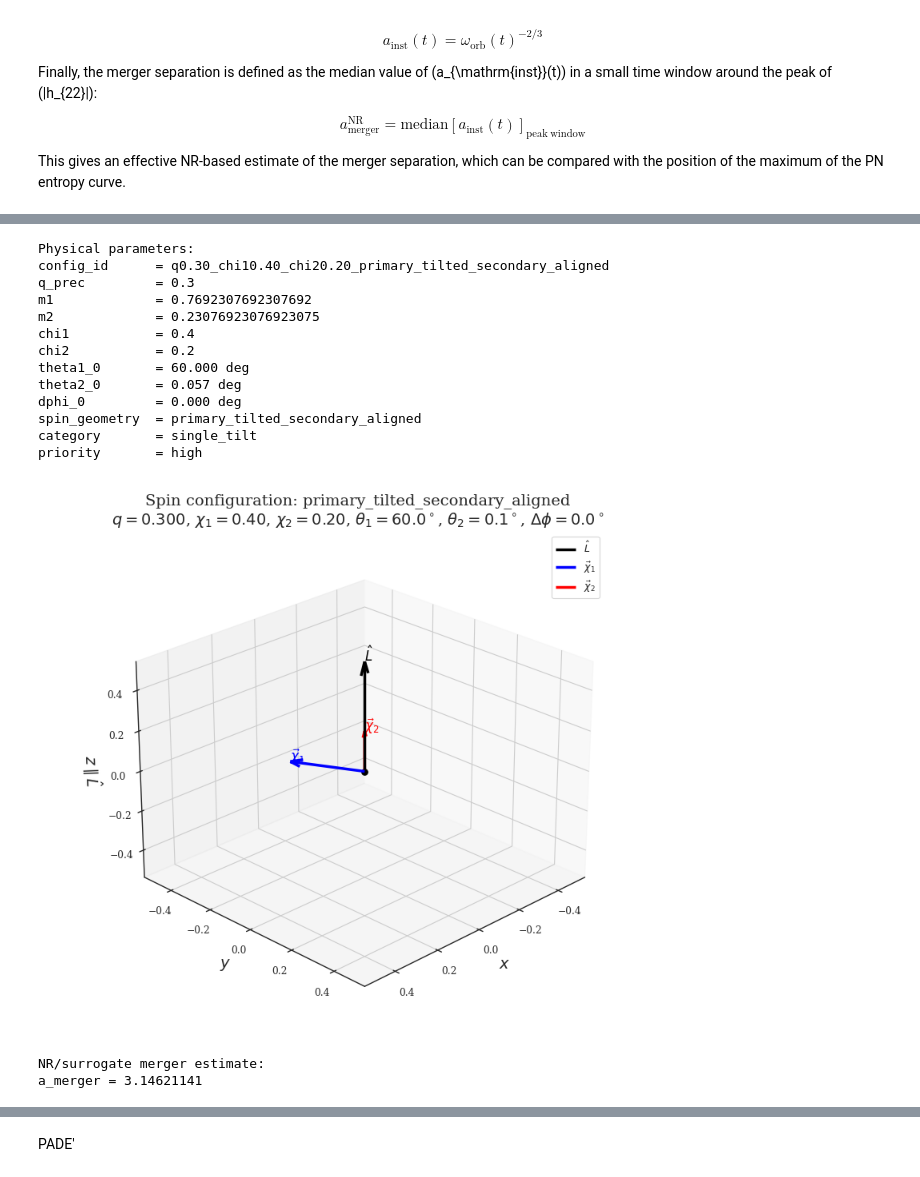
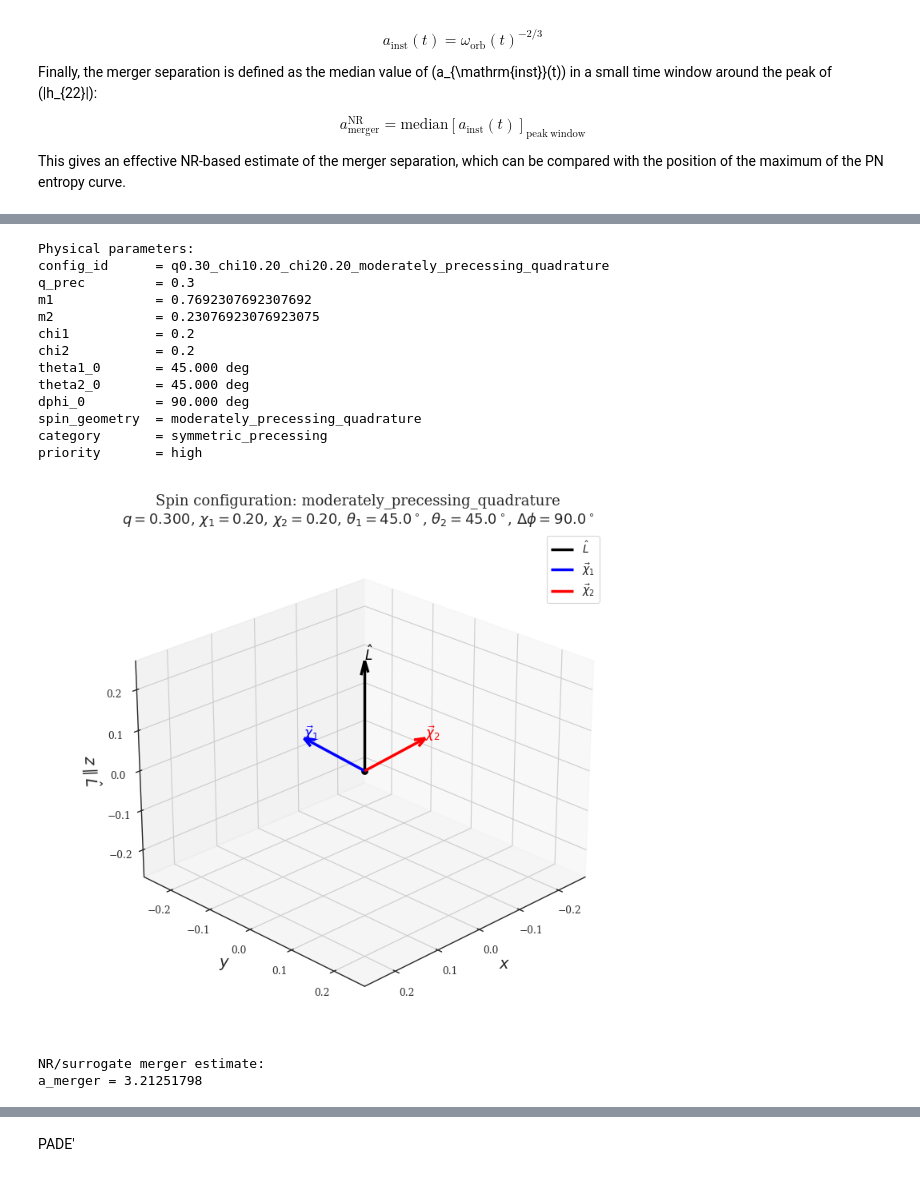
Before and after one commit to giacomobrugali/Entropy-conjecture, a Jupyter notebook: Entropy-conjecture/PostNewtonian_Analysis/0PN_1PN_2PN_Comparison.ipynb, the cells around one changed output, grey strips where cells are left out. Saved outputs shown, nothing was run; the diff lists cells and outputs as text; code cells hidden in the pictures.

Commit message:
updated configurations

```diff
--- a/Entropy-conjecture/PostNewtonian_Analysis/0PN_1PN_2PN_Comparison.ipynb
+++ b/Entropy-conjecture/PostNewtonian_Analysis/0PN_1PN_2PN_Comparison.ipynb
@@ -1187,9 +1187,9 @@ catalog_df = pd.read_sql_query("SELECT * FROM catalog",conn)
 display(catalog_df[["spin_geometry", "category", "priority", "theta1_deg", "theta2_deg", "dphi_deg"]].drop_duplicates().sort_values(["priority", "category", "spin_geometry"]).reset_index(drop=True))
 
 target_q = 0.3
-target_chi1 = 0.40
+target_chi1 = 0.20
 target_chi2 = 0.20
-target_spin_geometry = "primary_tilted_secondary_aligned"
+target_spin_geometry = "moderately_precessing_quadrature"
 
 mask = ((catalog_df["status"] == "simulated")& np.isclose(catalog_df["q"], target_q)& np.isclose(catalog_df["chi1"], target_chi1)& np.isclose(catalog_df["chi2"], target_chi2)& (catalog_df["spin_geometry"] == target_spin_geometry))
 matching_configs = catalog_df[mask].copy().reset_index(drop=True)
@@ -1339,41 +1339,41 @@ ax.set_title(
     rf"$\Delta\phi={dphi_0_deg:.1f}^\circ$"
 )
 ax.legend()
 ax.view_init(elev=25, azim=45)
 plt.tight_layout()
 plt.show()
 # %% [output]
 |  | spin_geometry | category | priority | theta1_deg | theta2_deg | dphi_deg |
 | 0 | nearly_aligned | aligned | baseline | 0.057296 | 0.057296 | 0.0 |
 | 1 | nearly_antialigned | antialigned | baseline | 179.942704 | 179.942704 | 0.0 |
 | 2 | primary_aligned_secondary_antiali... | mixed_aligned | baseline | 0.057296 | 179.942704 | 0.0 |
 | 3 | primary_antialigned_secondary_ali... | mixed_aligned | baseline | 179.942704 | 0.057296 | 0.0 |
 | 4 | counter_tilted_opposite_azimuth | counter_tilted | exotic | 45.000000 | 135.000000 | 180.0 |
 | 5 | counter_tilted_same_plane | counter_tilted | exotic | 45.000000 | 135.000000 | 0.0 |
 | 6 | in_plane_oblique_135 | in_plane | exotic | 90.000000 | 90.000000 | 135.0 |
 | 7 | in_plane_oblique_45 | in_plane | exotic | 90.000000 | 90.000000 | 45.0 |
 | 8 | random_like_1 | random_like | exotic | 23.000000 | 97.000000 | 37.0 |
 | 9 | random_like_2 | random_like | exotic | 112.000000 | 41.000000 | 128.0 |
 | ... | ... | ... | ... | ... | ... | ... |
 | 21 | in_plane_quadrature | in_plane | high | 90.000000 | 90.000000 | 90.0 |
 | 22 | in_plane_same_phase | in_plane | high | 90.000000 | 90.000000 | 0.0 |
 | 23 | primary_aligned_secondary_tilted | single_tilt | high | 0.057296 | 60.000000 | 0.0 |
 | 24 | primary_tilted_secondary_aligned | single_tilt | high | 60.000000 | 0.057296 | 0.0 |
 | 25 | moderately_precessing_quadrature | symmetric_precessing | high | 45.000000 | 45.000000 | 90.0 |
 Physical parameters:
-config_id      = q0.30_chi10.40_chi20.20_primary_tilted_secondary_aligned
+config_id      = q0.30_chi10.20_chi20.20_moderately_precessing_quadrature
 q_prec         = 0.3
 m1             = 0.7692307692307692
 m2             = 0.23076923076923075
-chi1           = 0.4
+chi1           = 0.2
 chi2           = 0.2
-theta1_0       = 60.000 deg
-theta2_0       = 0.057 deg
-dphi_0         = 0.000 deg
-spin_geometry  = primary_tilted_secondary_aligned
-category       = single_tilt
+theta1_0       = 45.000 deg
+theta2_0       = 45.000 deg
+dphi_0         = 90.000 deg
+spin_geometry  = moderately_precessing_quadrature
+category       = symmetric_precessing
 priority       = high
-[figure, old version]
+[figure, new version]
 # %%
 def interpolate_at_separation(a_array, y_array, a_ref):
     a_array = np.asarray(a_array, dtype=float)
@@ -1567,7 +1567,7 @@ print("NR/surrogate merger estimate:")
 print(f"a_merger = {a_merger:.8f}")
 # %% [output]
 NR/surrogate merger estimate:
-a_merger = 3.14621141
+a_merger = 3.21251798
 # %%
 out_0PN = get_0PN_precessing(
     a_prec=a_prec,
```
Also changed, not shown: parts of 12 cells of this notebook, 3 other files.
